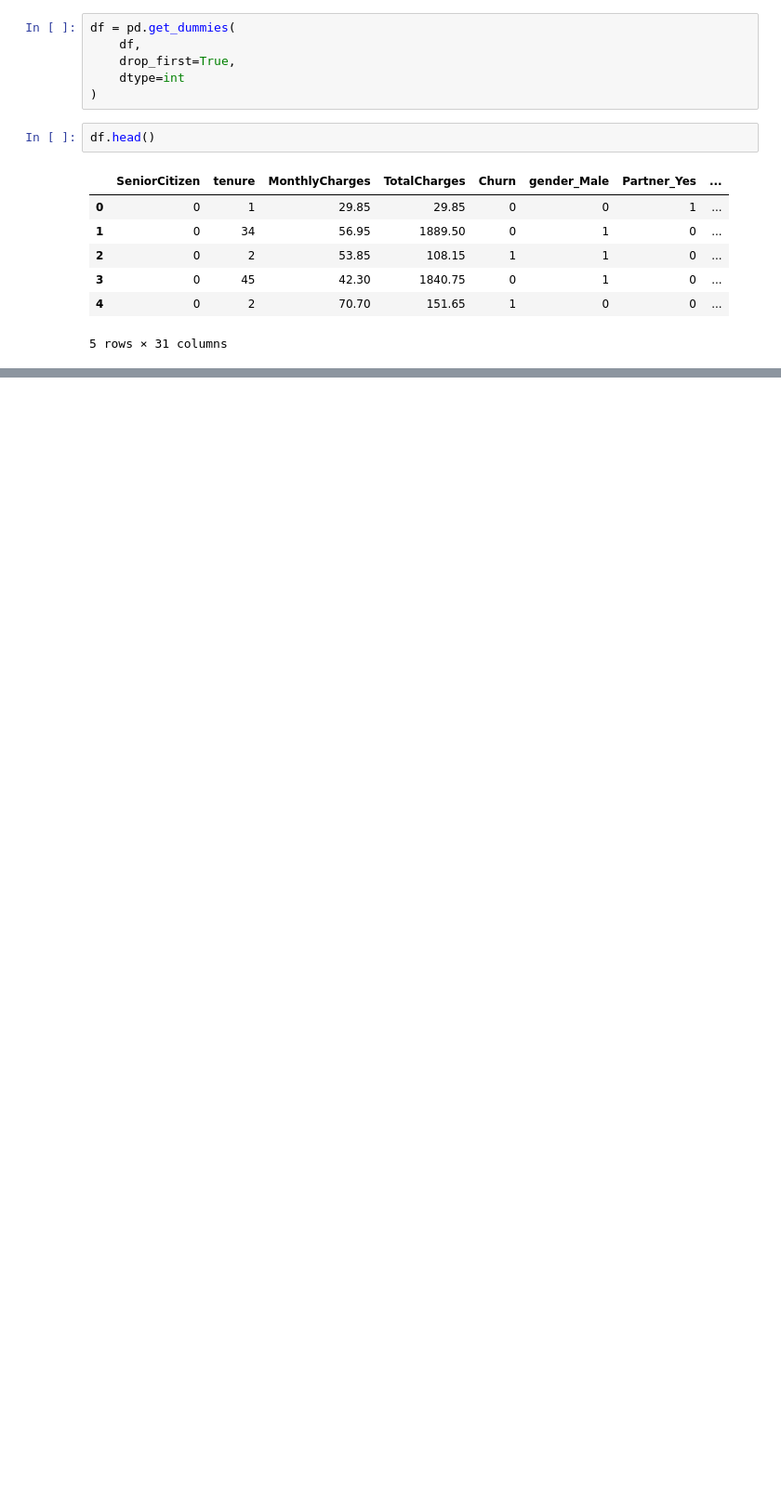
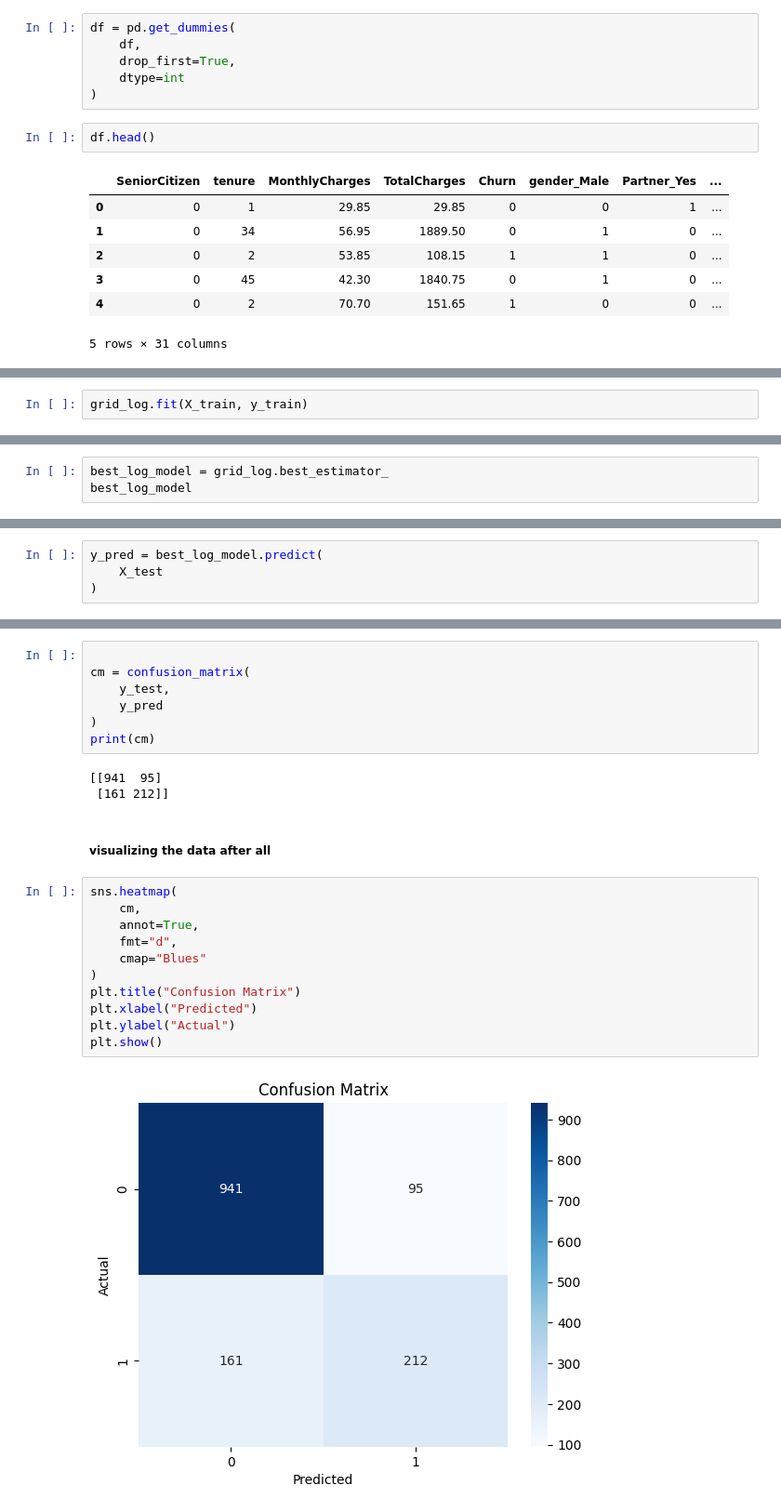
Before and after one commit to Sk2059/CostomerChurnPredictionSystem, a Jupyter notebook: notebooks/telco.ipynb, the cells around one changed output, grey strips where cells are left out. Shown at 93% size. Saved outputs shown, nothing was run; the diff lists cells and outputs as text; blank space fills up the shorter version.

Commit message:
done with model training hyperparameter tuning and streamlit setup

```diff
--- a/notebooks/telco.ipynb
+++ b/notebooks/telco.ipynb
@@ -278,0 +470,2 @@ df.head()
+# %%
+grid_log.fit(X_train, y_train)
@@ -278,0 +486,3 @@ df.head()
+# %%
+best_log_model = grid_log.best_estimator_
+best_log_model
@@ -278,0 +491,4 @@ df.head()
+# %%
+y_pred = best_log_model.predict(
+    X_test
+)
@@ -278,0 +522,25 @@ df.head()
+# %%
+
+cm = confusion_matrix(
+    y_test,
+    y_pred
+)
+print(cm)
+# %% [output]
+[[941  95]
+ [161 212]]
+# %% [markdown]
+##### visualizing the data after all
+# %%
+sns.heatmap(
+    cm,
+    annot=True,
+    fmt="d",
+    cmap="Blues"
+)
+plt.title("Confusion Matrix")
+plt.xlabel("Predicted")
+plt.ylabel("Actual")
+plt.show()
+# %% [output]
+[figure, added]
```
Also changed, not shown: parts of 39 cells of this notebook, 4 other files.
